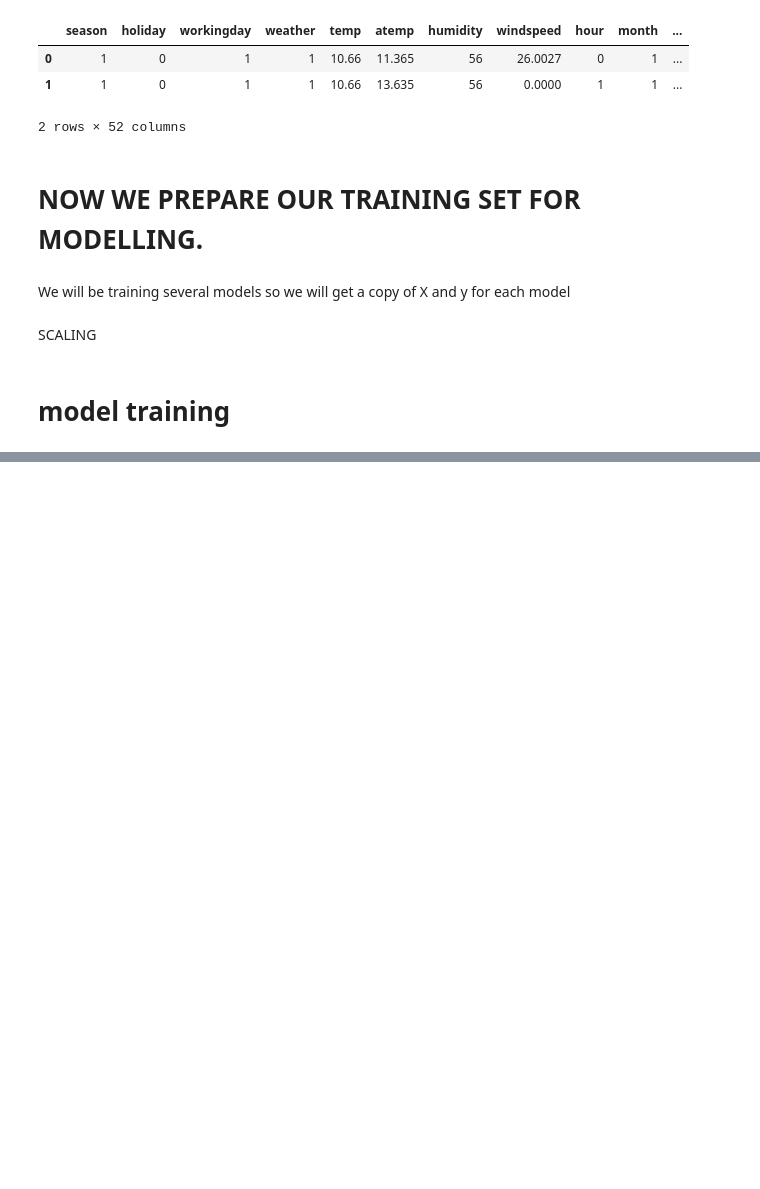
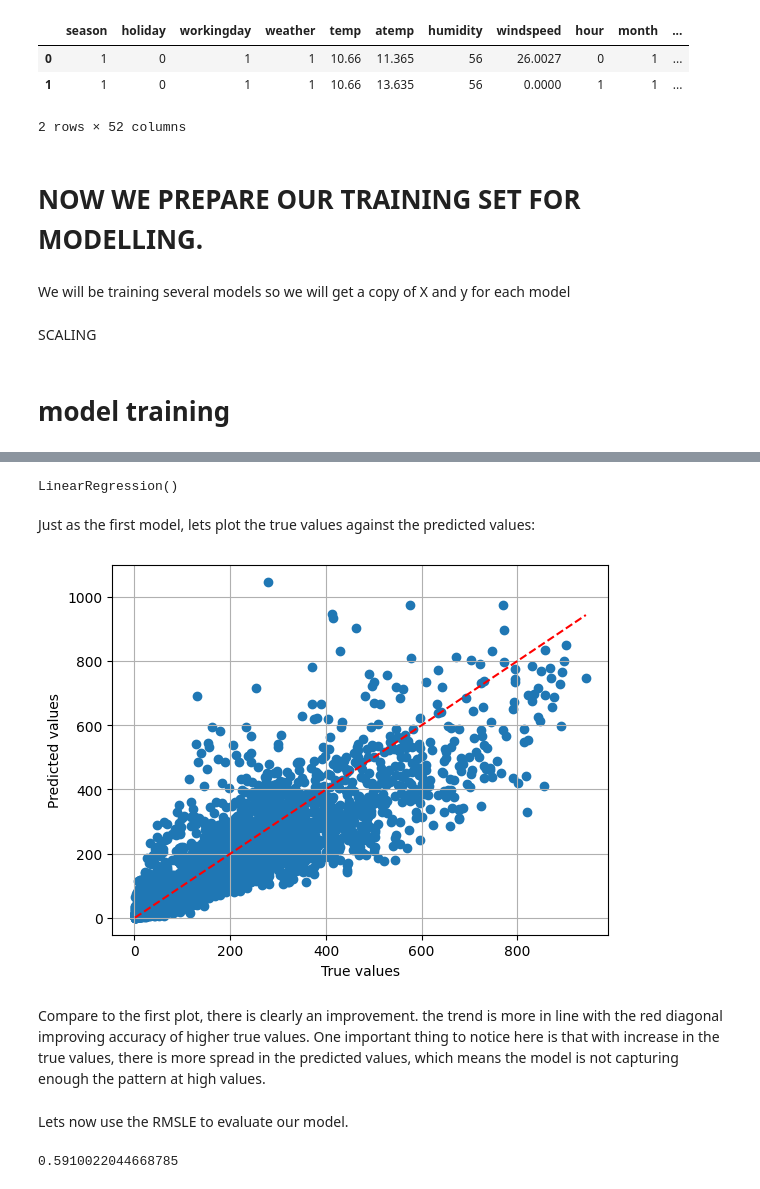
Before and after one commit to Mainasaid/Bike-demand-prediction, a Jupyter notebook: project.ipynb, the cells around one changed output, grey strips where cells are left out. Drawn from its saved outputs; the diff is of its cells as text; code cells hidden in the pictures; blank space fills up the shorter version.

```diff
--- a/project.ipynb
+++ b/project.ipynb
@@ -744,0 +772,26 @@ X_test = scaler.transform(X_test)
+# %%
+y_train_log = np.log1p(y_train)
+y_test_log = np.log1p(y_test)
+# %%
+X_train = scaler.fit_transform(X_train)
+X_test = scaler.transform(X_test)
+# %%
+lin_reg.fit(X_train, y_train_log)
+# %% [output]
+LinearRegression()
+# %%
+lin_reg_pred_log = lin_reg.predict(X_test)
+lin_reg_pred = np.exp(lin_reg_pred_log) - 1
+# %% [markdown]
+Just as the first model, lets plot the true values against the predicted values:
+# %%
+plt.scatter(y_test, lin_reg_pred)
+plt.plot([min(y_test), max(y_test)], [min(y_test), max(y_test)], 'r--')  # plots a 45 degress, that is a perfect model line.
+plt.xlabel('True values'); plt.ylabel('Predicted values')
+plt.grid(True)
+# %% [output]
+[figure, added]
+# %% [markdown]
+Compare to the first plot, there is clearly an improvement. the trend is more in line with the red diagonal improving accuracy of higher true values. One important thing to notice here is that with increase in the true values, there is more spread in the predicted values, which means the model is not capturing enough the pattern at high values.
+# %% [markdown]
+Lets now use the RMSLE to evaluate our model.
@@ -744,0 +802,5 @@ X_test = scaler.transform(X_test)
+# %%
+rmsle = np.sqrt(msle)
+rmsle
+# %% [output]
+0.5910022044668785
```
Also changed, not shown: parts of 16 cells of this notebook.
